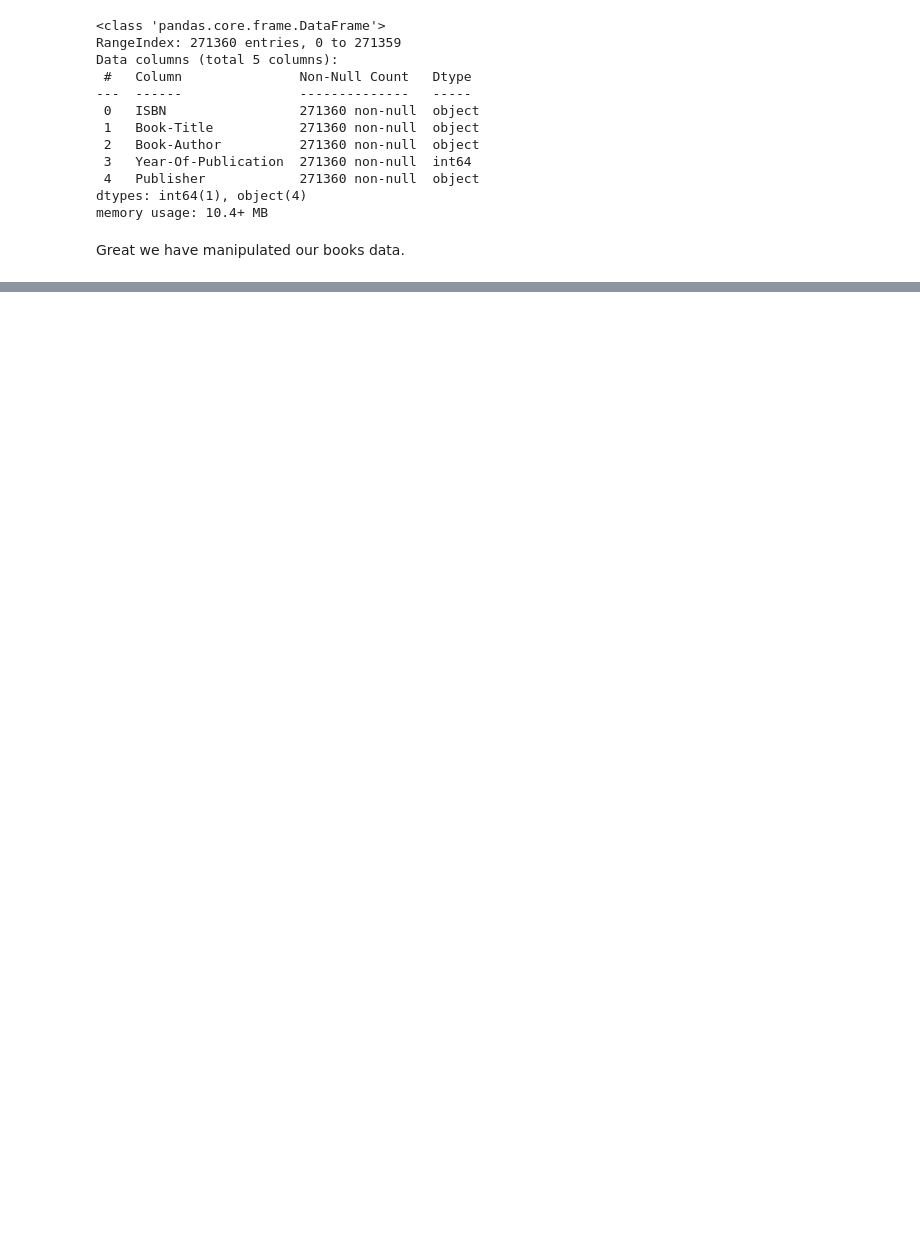
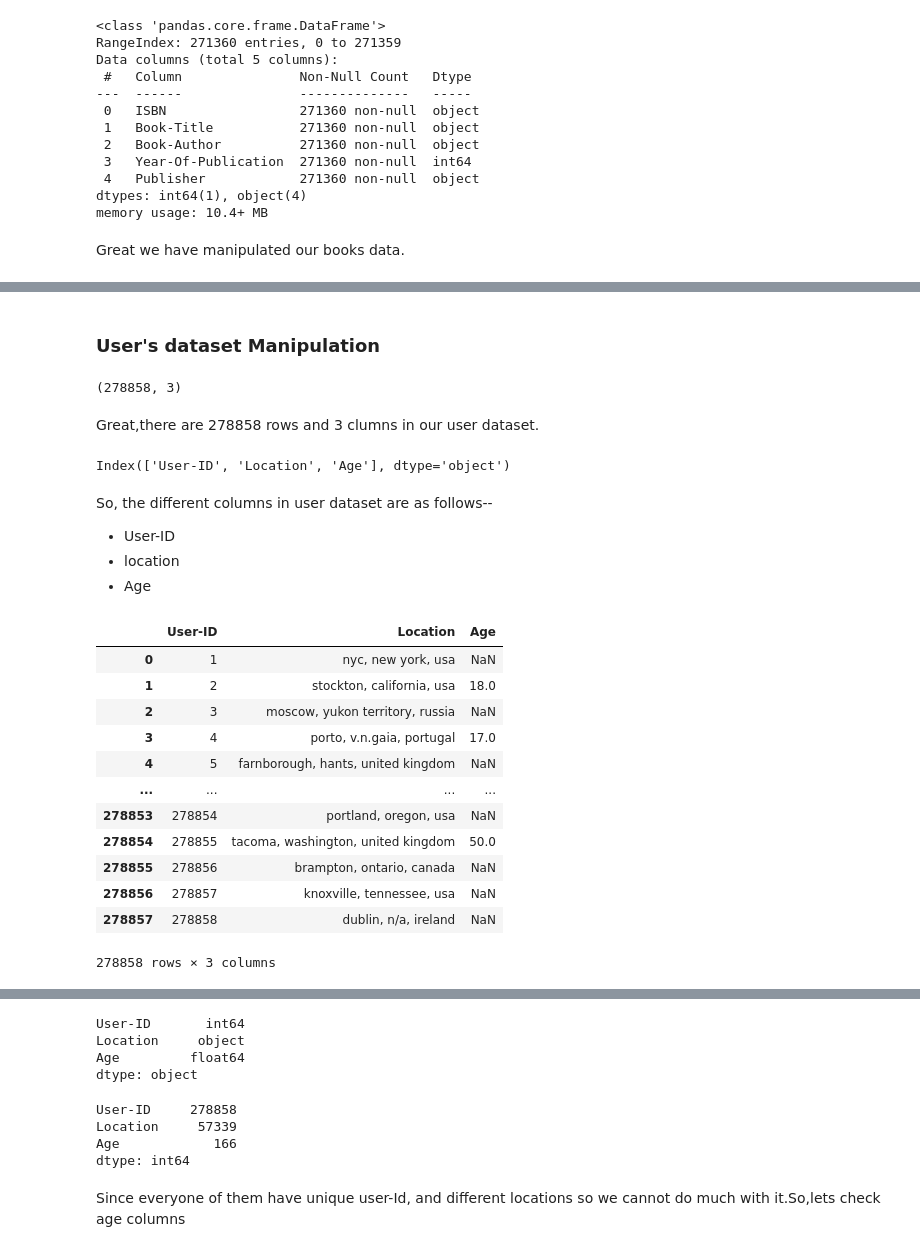
Before and after one commit to Shailendra114/Books-Recommendation-System-Unsupervised-Machine-Learning-, a Jupyter notebook: Books_Recommendation_System.ipynb, the cells around one changed output, grey strips where cells are left out. Cells and saved outputs as stored; diff of their text form; code cells hidden in the pictures; blank space fills up the shorter version.

```diff
--- a/Books_Recommendation_System.ipynb
+++ b/Books_Recommendation_System.ipynb
@@ -449,0 +454,39 @@ Great we have manipulated our books data.
+# %%
+# Uploading second dataset
+user=pd.read_csv('/content/drive/MyDrive/ Almabetter/ Amazon Book Recommendation System/Users.csv')
+# %% [markdown]
+### User's dataset Manipulation
+# %%
+# lets check shape of user dataset
+user.shape
+# %% [output]
+(278858, 3)
+# %% [markdown]
+Great,there are 278858 rows and 3 clumns in our user dataset.
+# %%
+# lets check the columns in user dataset
+user.columns
+# %% [output]
+Index(['User-ID', 'Location', 'Age'], dtype='object')
+# %% [markdown]
+So, the different columns in user dataset are as follows--
+* User-ID
+* location
+* Age
+# %%
+# lets check user dataset from above and below
+user
+# %% [output]
+|  | User-ID | Location | Age |
+| 0 | 1 | nyc, new york, usa | NaN |
+| 1 | 2 | stockton, california, usa | 18.0 |
+| 2 | 3 | moscow, yukon territory, russia | NaN |
+| 3 | 4 | porto, v.n.gaia, portugal | 17.0 |
+| 4 | 5 | farnborough, hants, united kingdom | NaN |
+| ... | ... | ... | ... |
+| 278853 | 278854 | portland, oregon, usa | NaN |
+| 278854 | 278855 | tacoma, washington, united kingdom | 50.0 |
+| 278855 | 278856 | brampton, ontario, canada | NaN |
+| 278856 | 278857 | knoxville, tennessee, usa | NaN |
+| 278857 | 278858 | dublin, n/a, ireland | NaN |
+278858 rows × 3 columns
@@ -449,0 +494,18 @@ Great we have manipulated our books data.
+# %%
+# lets check datatype
+user.dtypes
+# %% [output]
+User-ID       int64
+Location     object
+Age         float64
+dtype: object
+# %%
+#checking unique values of different features of the user dataset
+user.apply(lambda x: len(x.unique()))
+# %% [output]
+User-ID     278858
+Location     57339
+Age            166
+dtype: int64
+# %% [markdown]
+Since everyone of them have unique user-Id, and different locations so we cannot do much with it.So,lets check age columns
```
Also changed, not shown: parts of 19 cells of this notebook.
